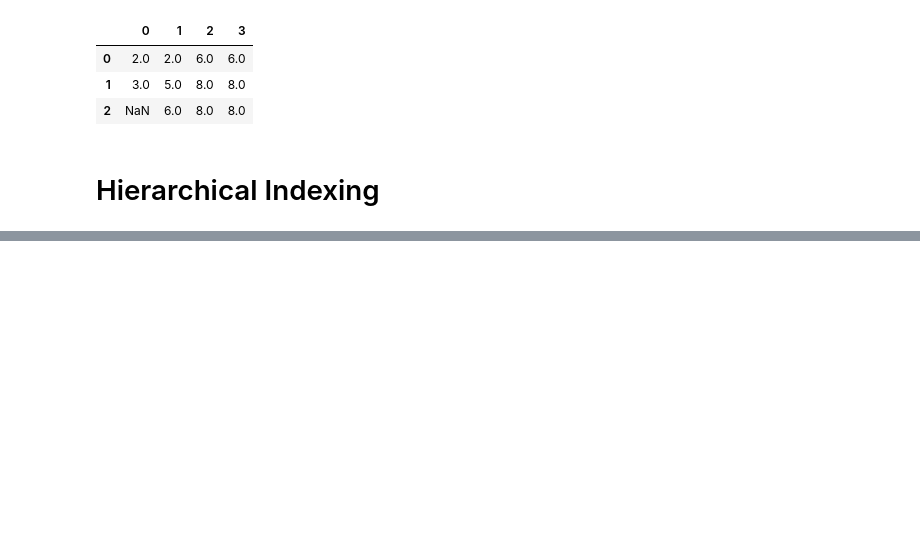
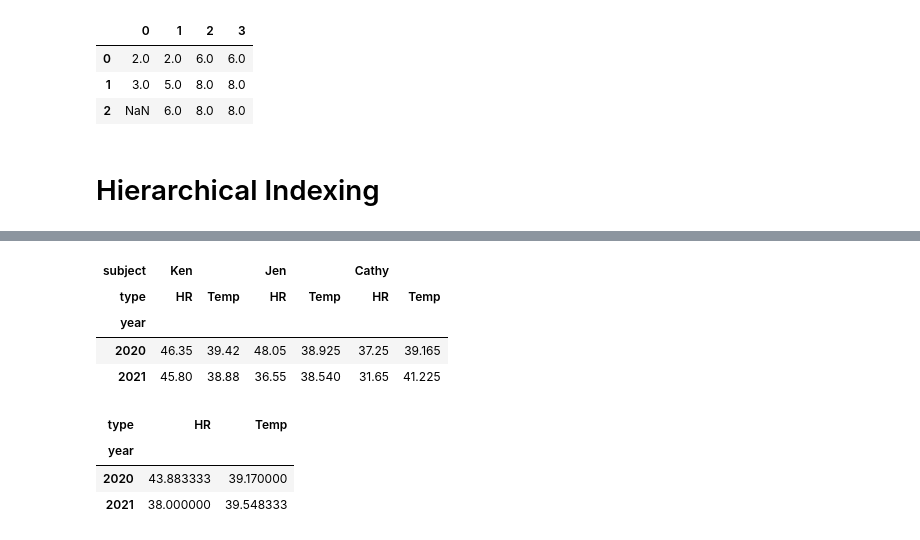
Before and after one commit to chwang12341/Book, a Jupyter notebook: Python-Data-Science-Handbook-Personal-Note/Pandas/Chapter3.4~3.5/Handing Missing Data & Hierarchical Indexing.ipynb, the cells around one changed output, grey strips where cells are left out. Cells and saved outputs as stored; diff of their text form; code cells hidden in the pictures; blank space fills up the shorter version.

```diff
--- a/Python-Data-Science-Handbook-Personal-Note/Pandas/Chapter3.4~3.5/Handing Missing Data & Hierarchical Indexing.ipynb
+++ b/Python-Data-Science-Handbook-Personal-Note/Pandas/Chapter3.4~3.5/Handing Missing Data & Hierarchical Indexing.ipynb
@@ -219,0 +779,19 @@ df.fillna(method = 'ffill', axis = 1)
+# %%
+## 依照年份計算測量平均
+data_mean = hospital_data.mean(level = 'year')
+
+data_mean
+# %% [output]
+| subject | Ken |  | Jen |  | Cathy |  |
+| type | HR | Temp | HR | Temp | HR | Temp |
+| year |  |  |  |  |  |  |
+| 2020 | 46.35 | 39.42 | 48.05 | 38.925 | 37.25 | 39.165 |
+| 2021 | 45.80 | 38.88 | 36.55 | 38.540 | 31.65 | 41.225 |
+# %%
+## 根據測量種類沿著列計算平均
+data_mean.mean(axis = 1, level = 'type')
+# %% [output]
+| type | HR | Temp |
+| year |  |  |
+| 2020 | 43.883333 | 39.170000 |
+| 2021 | 38.000000 | 39.548333 |
```
Also changed, not shown: parts of 44 cells of this notebook, 17 other files.
